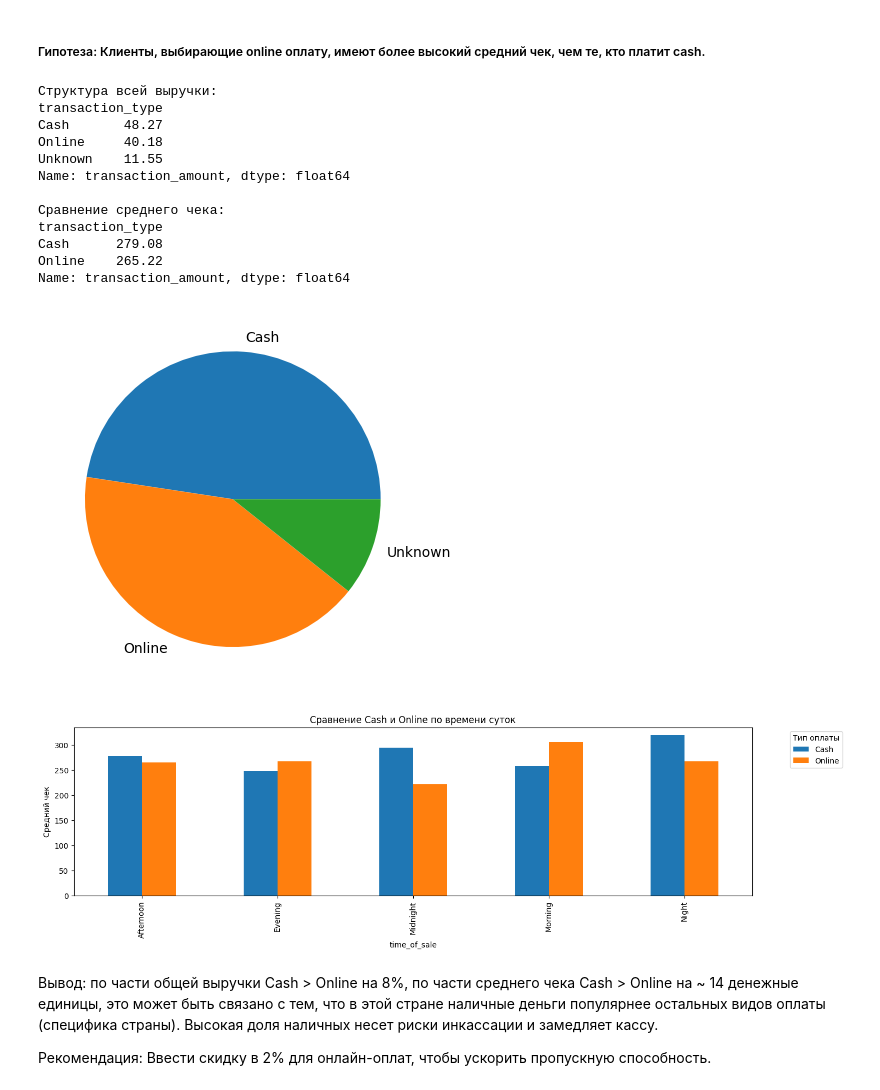
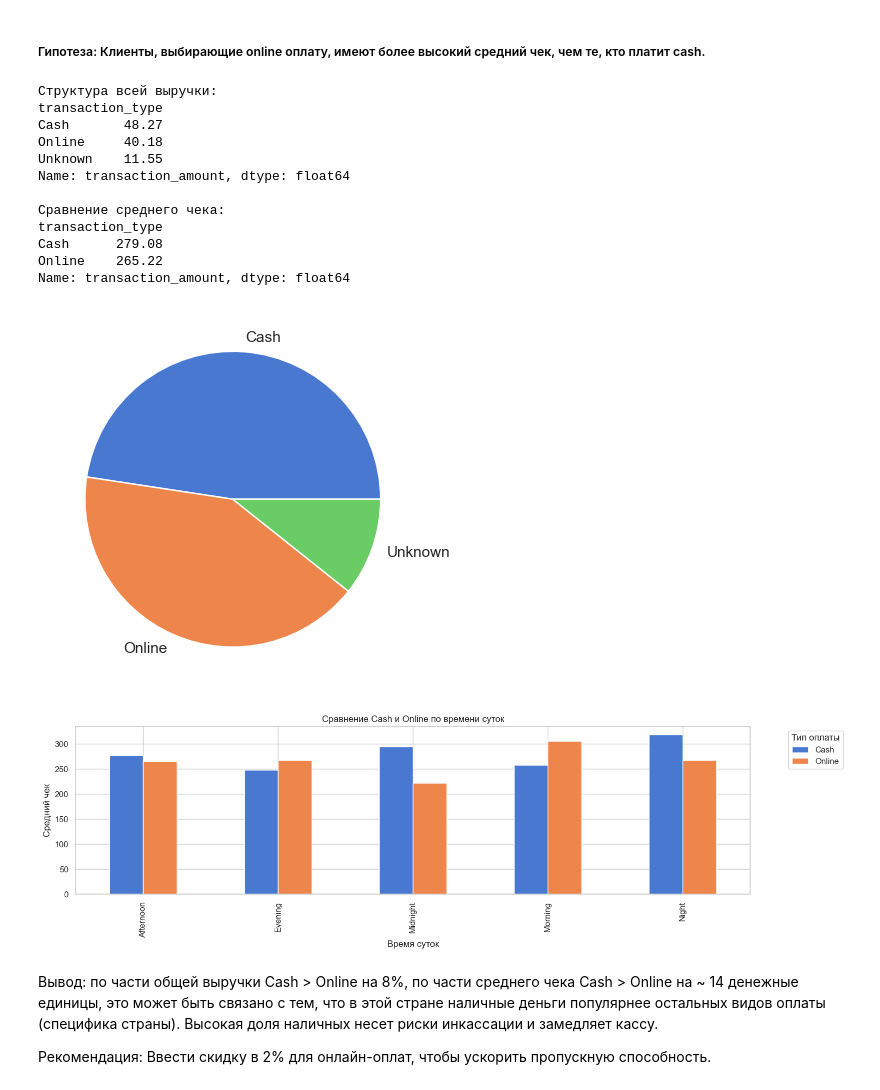
Before and after one commit to ghosty1an/balaji-restaurant-analysis, a Jupyter notebook: notebook/Balaji.ipynb, the cells around one changed output. Drawn from its saved outputs; the diff is of its cells as text; code cells hidden in the pictures.

```diff
--- a/notebook/Balaji.ipynb
+++ b/notebook/Balaji.ipynb
@@ -59,3 +61,5 @@ orders.head()
+# %%
+sns.set_theme(style="whitegrid", palette="muted")
 # %% [markdown]
 ## Подготовка данных
 # %%
@@ -197,16 +203,17 @@ transaction_type
 Cash      279.08
 Online    265.22
 Name: transaction_amount, dtype: float64
-[figure, old version]
+[figure, new version]
 # %%
 pivot_ret = orders[orders.transaction_type != 'Unknown'].pivot_table(index='time_of_sale', columns='transaction_type', values='transaction_amount', fill_value=0)
 pivot_ret.plot(kind='bar', figsize=(16,4))
 plt.title('Сравнение Cash и Online по времени суток')
 plt.ylabel('Средний чек')
-plt.legend(title='Тип оплаты', bbox_to_anchor=(1.05, 1), loc='upper left') # Выносим легенду за график
+plt.xlabel('Время суток')
+plt.legend(title='Тип оплаты', bbox_to_anchor=(1.05, 1), loc='upper left')
 plt.show()
 # %% [output]
-[figure, old version]
+[figure, new version]
 # %% [markdown]
 Вывод: по части общей выручки Cash > Online на 8%, по части среднего чека Cash > Online на ~ 14 денежные единицы, это может быть связано с тем, что в этой стране наличные деньги популярнее остальных видов оплаты (специфика страны). Высокая доля наличных несет риски инкассации и замедляет кассу.
 
```
Also changed, not shown: parts of 12 cells of this notebook.
